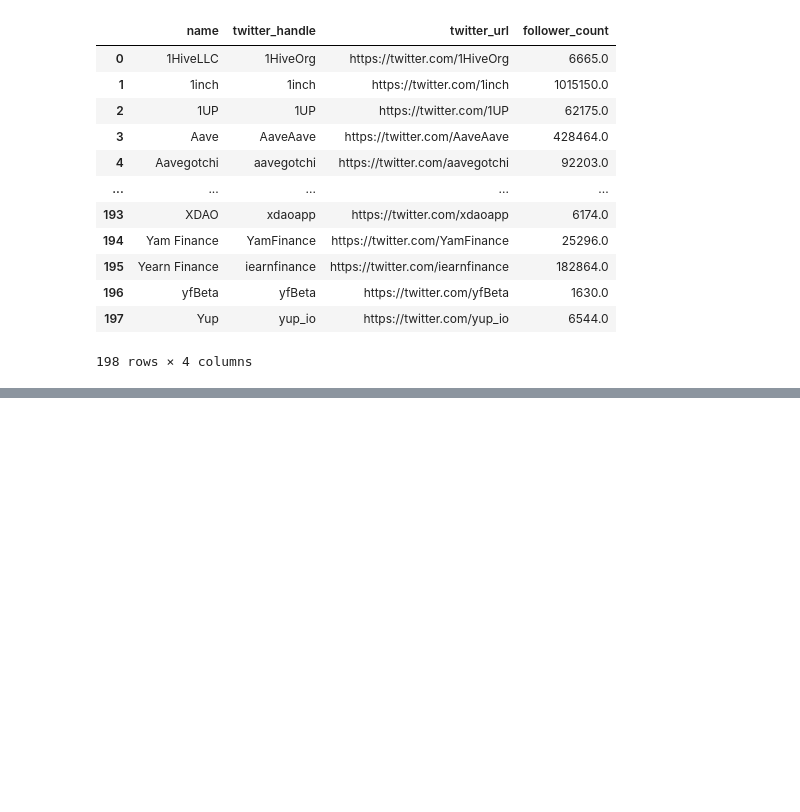
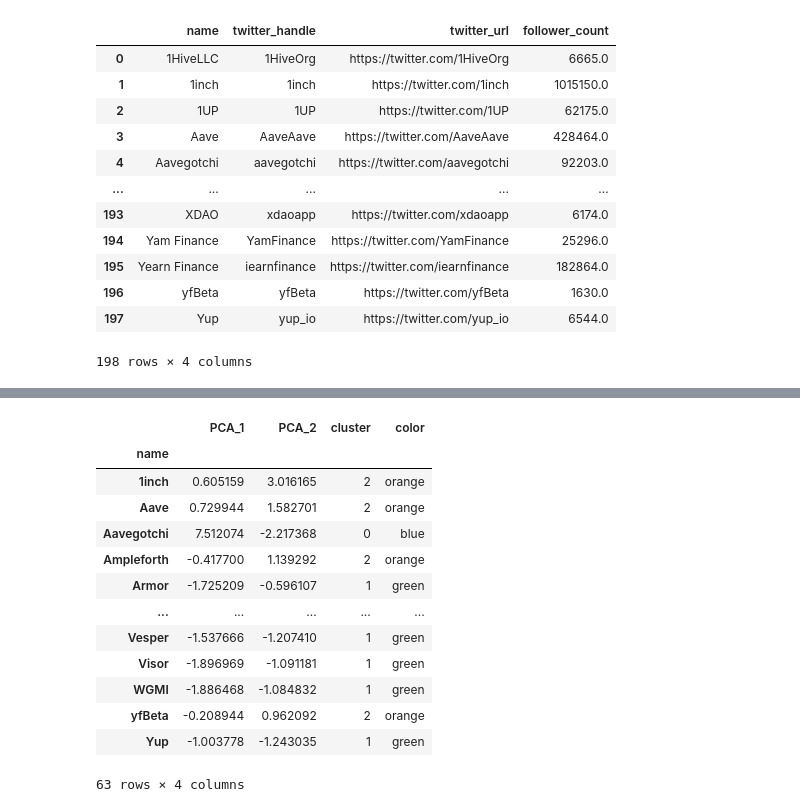
Before and after one commit to notchia/daochem-prototype, a Jupyter notebook: code/4_twitter_cleaning_eda.ipynb, the cells around one changed output, grey strips where cells are left out. Drawn from its saved outputs; the diff is of its cells as text; code cells hidden in the pictures; blank space fills up the shorter version.

```diff
--- a/code/4_twitter_cleaning_eda.ipynb
+++ b/code/4_twitter_cleaning_eda.ipynb
@@ -184,0 +332,17 @@ twitter_dao_final.head(30)
+# %%
+features_df
+# %% [output]
+|  | PCA_1 | PCA_2 | cluster | color |
+| name |  |  |  |  |
+| 1inch | 0.605159 | 3.016165 | 2 | orange |
+| Aave | 0.729944 | 1.582701 | 2 | orange |
+| Aavegotchi | 7.512074 | -2.217368 | 0 | blue |
+| Ampleforth | -0.417700 | 1.139292 | 2 | orange |
+| Armor | -1.725209 | -0.596107 | 1 | green |
+| ... | ... | ... | ... | ... |
+| Vesper | -1.537666 | -1.207410 | 1 | green |
+| Visor | -1.896969 | -1.091181 | 1 | green |
+| WGMI | -1.886468 | -1.084832 | 1 | green |
+| yfBeta | -0.208944 | 0.962092 | 2 | orange |
+| Yup | -1.003778 | -1.243035 | 1 | green |
+63 rows × 4 columns
```
Also changed, not shown: parts of 25 cells of this notebook, 1 other file.
